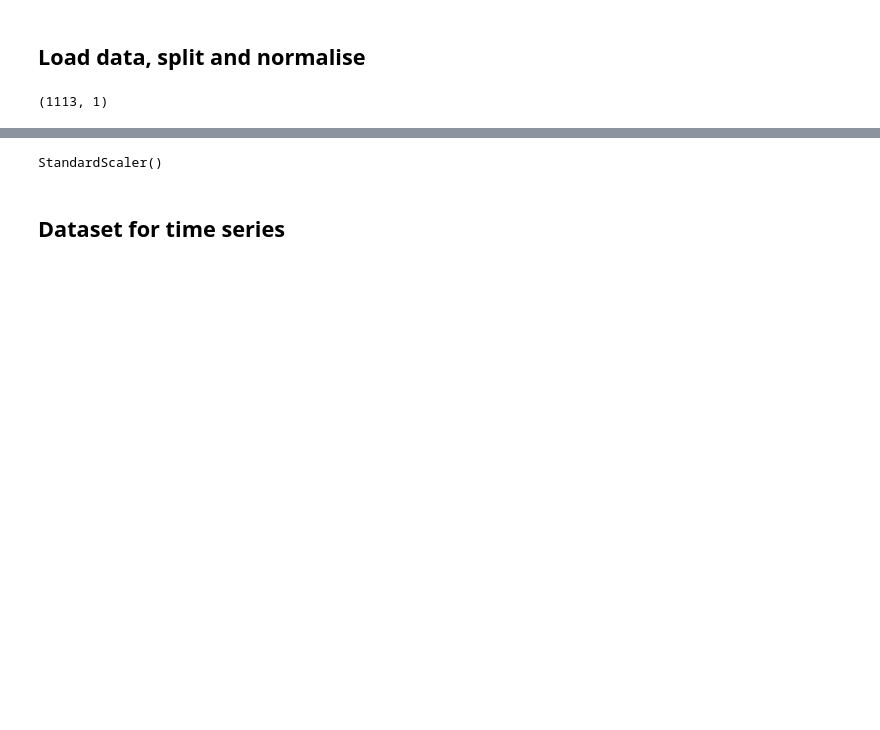
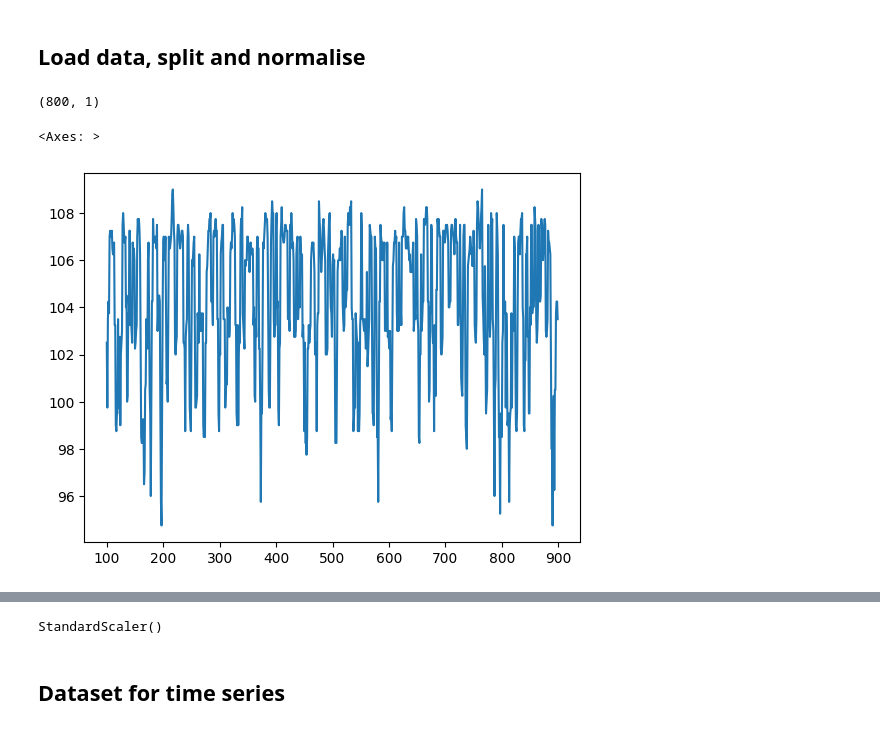
Before and after one commit to arnabroy734/LLM_assisted_timeseries, a Jupyter notebook: lstm.ipynb, the cells around one changed output, grey strips where cells are left out. Cells and saved outputs as stored; diff of their text form; code cells hidden in the pictures; blank space fills up the shorter version.

```diff
--- a/lstm.ipynb
+++ b/lstm.ipynb
@@ -12,13 +12,21 @@ import pickle
 # %% [markdown]
 ## Load data, split and normalise
 # %%
-path = Path.cwd()/'data'/'gasoline.csv'
+path = Path.cwd()/'data'/'wheat.csv'
 data = pd.read_csv(path)
-data['date'] = pd.to_datetime(data['date'])
-data.set_index('date', inplace=True)
-oil_price = data[['OT']]
-oil_price.columns = ['price']
-oil_price = oil_price.loc["2003-01-01":]
+data = data.iloc[100:900]
+# data = data.iloc[::-1]
+# data['date'] = pd.to_datetime(data['date'])
+# data.set_index('date', inplace=True)
+oil_price = data[['wheat_price']]
+# data.columns = ['price', 'news']
+# oil_price = oil_price.loc["2003-01-01":]
+# oil_price = data.copy()
 print(oil_price.shape)
 # %% [output]
-(1113, 1)
+(800, 1)
+# %%
+oil_price.wheat_price.plot()
+# %% [output]
+<Axes: >
+[figure, added]
```
Also changed, not shown: parts of 9 cells of this notebook, 40 other files.
